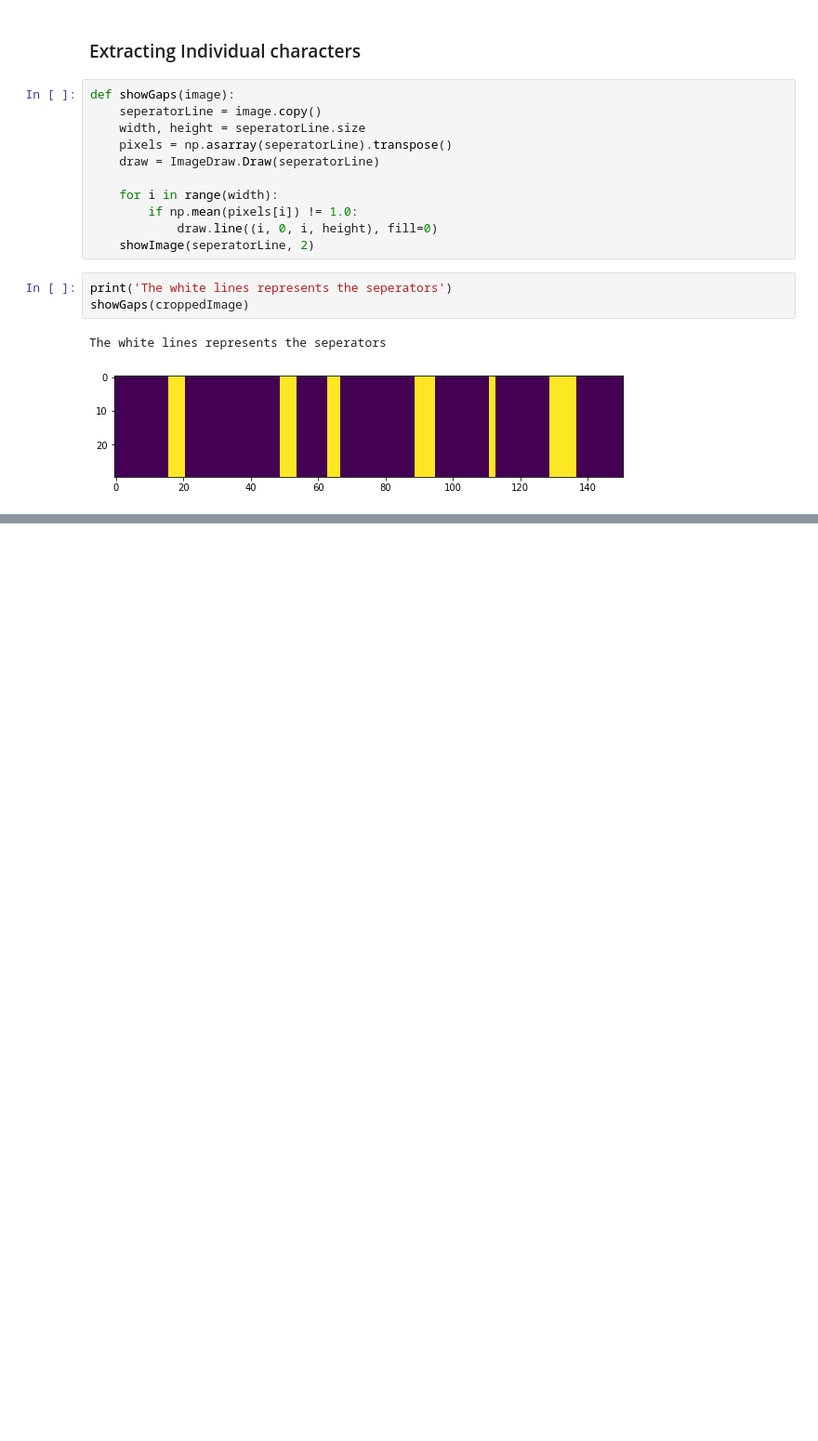
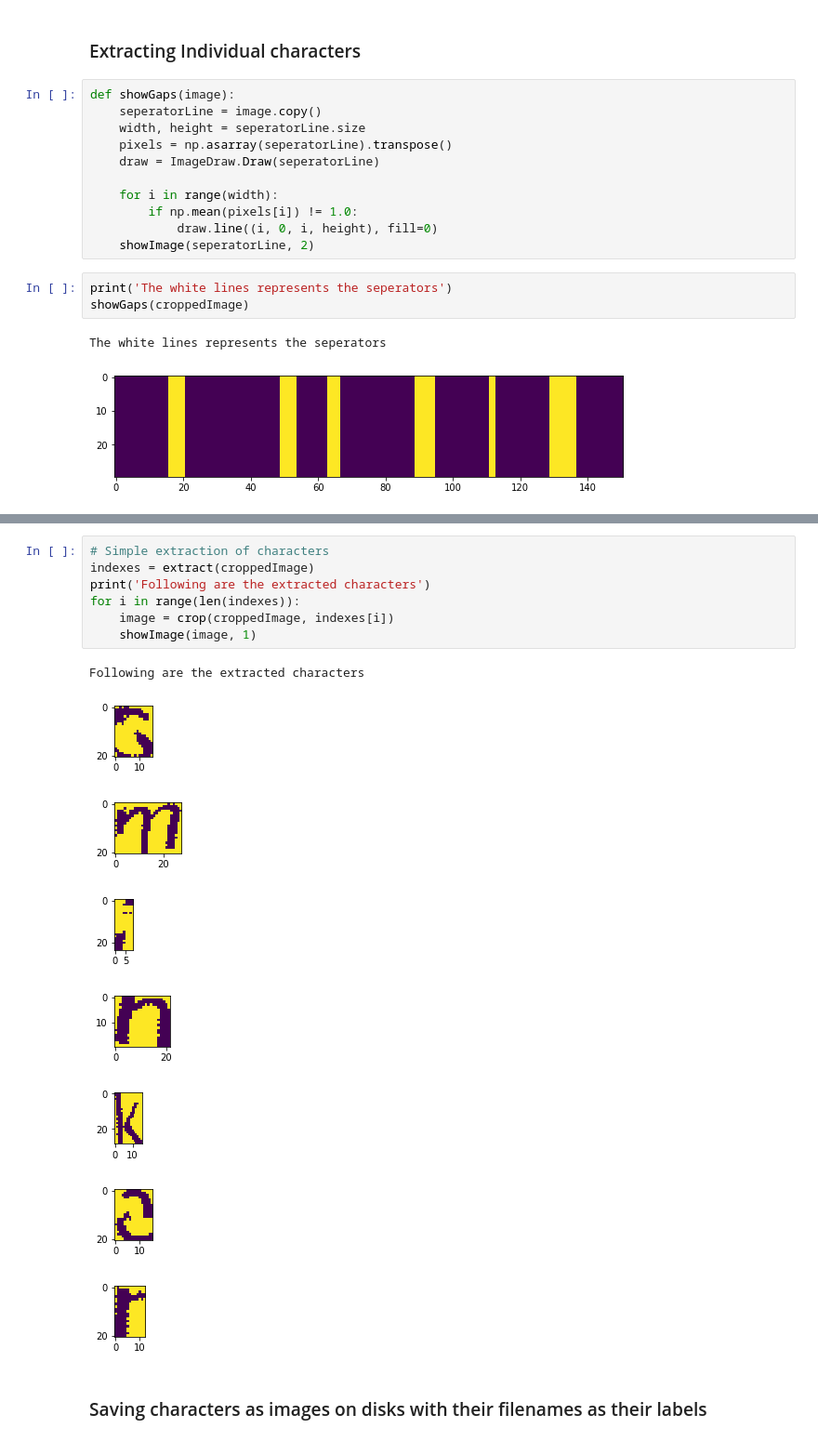
Before and after one commit to themrinalsinha/image-processing, a Jupyter notebook: project_captcha/captcha_solving_part_1.ipynb, the cells around one changed output, grey strips where cells are left out. Shown at 93% size. Cells and saved outputs as stored; diff of their text form; blank space fills up the shorter version.

```diff
--- a/project_captcha/captcha_solving_part_1.ipynb
+++ b/project_captcha/captcha_solving_part_1.ipynb
@@ -167,0 +235,18 @@ The white lines represents the seperators
+# %%
+# Simple extraction of characters
+indexes = extract(croppedImage)
+print('Following are the extracted characters')
+for i in range(len(indexes)):
+    image = crop(croppedImage, indexes[i])
+    showImage(image, 1)
+# %% [output]
+Following are the extracted characters
+[figure, added]
+[figure, added]
+[figure, added]
+[figure, added]
+[figure, added]
+[figure, added]
+[figure, added]
+# %% [markdown]
+### Saving characters as images on disks with their filenames as their labels
```
Also changed, not shown: parts of 7 cells of this notebook, 7 other files.
